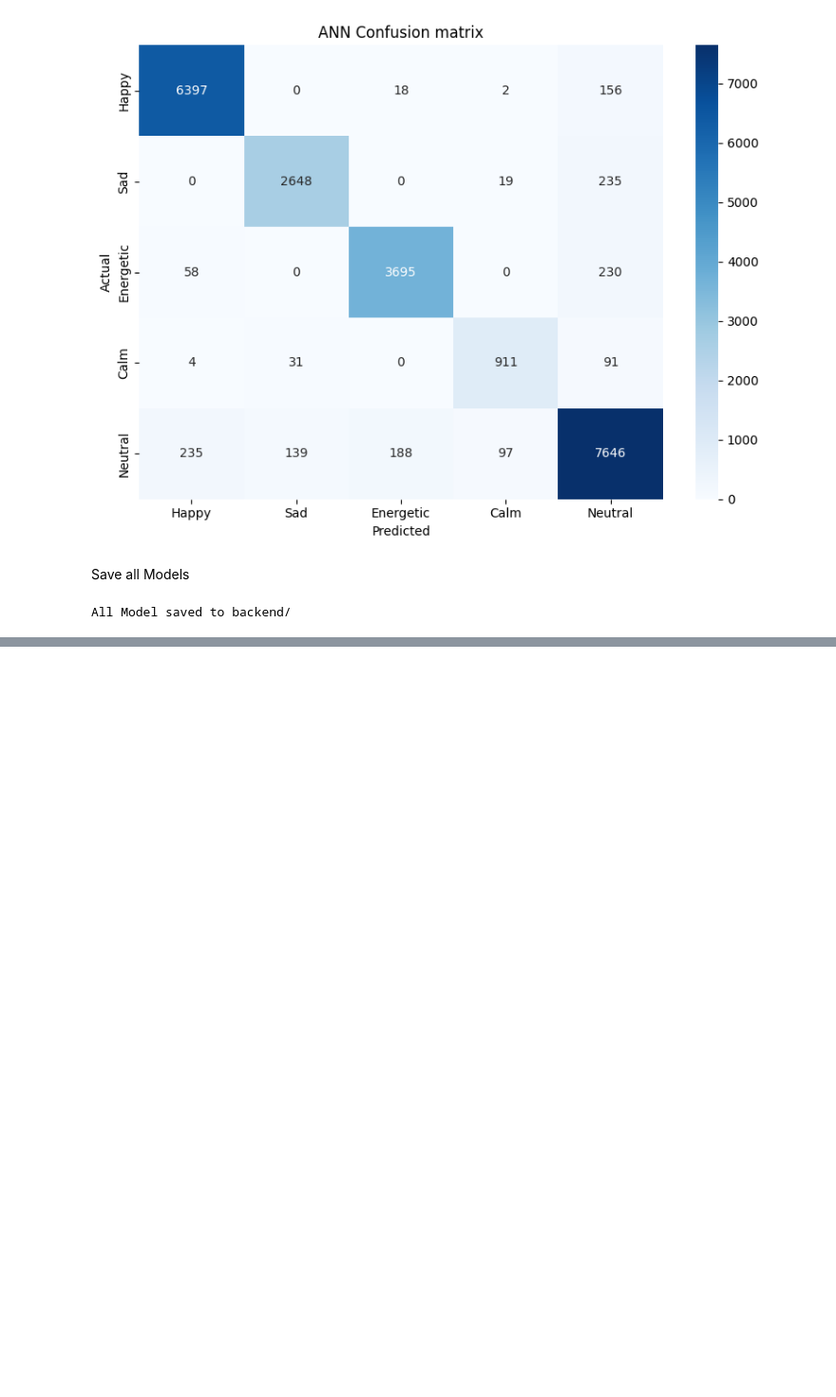
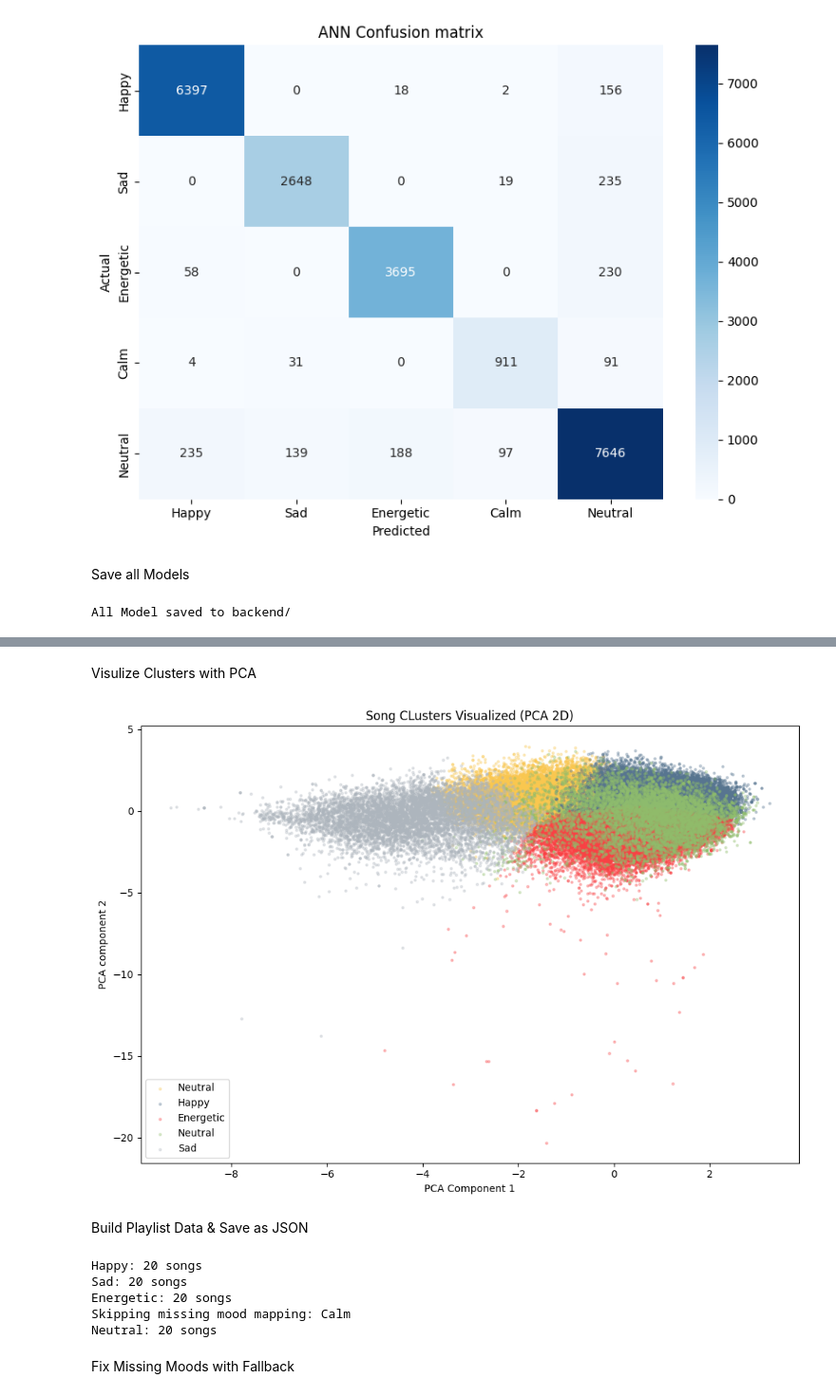
Before and after one commit to dhavanp74/music-mood-classifier, a Jupyter notebook: notebooks/eda_and_training.ipynb, the cells around one changed output, grey strips where cells are left out. Shown at 95% size. Drawn from its saved outputs; the diff is of its cells as text; code cells hidden in the pictures; blank space fills up the shorter version.

Commit message:
feat: clustering - Kmeans playlist generation and mood mapping

```diff
--- a/notebooks/eda_and_training.ipynb
+++ b/notebooks/eda_and_training.ipynb
@@ -355,0 +358,7 @@ All Model saved to backend/
+# %%
+from sklearn.cluster import KMeans
+
+KMeans = KMeans(n_clusters=5, random_state=42, n_init=10)
+df['cluster'] = KMeans.fit_predict(X_scaled)
+
+print("Cluster distribution:\n", df['cluster'].value_counts())
@@ -355,0 +376,5 @@ All Model saved to backend/
+# %%
+cluster_mood_map = df.groupby('cluster')['mood'].agg(
+    lambda x: x.value_counts().index[0]
+)
+print('Cluster -> Mood mapping: \n', cluster_mood_map)
@@ -355,0 +390,45 @@ All Model saved to backend/
+# %% [markdown]
+Visulize Clusters with PCA
+# %%
+pca_2d = PCA(n_components=2)
+X_2d = pca_2d.fit_transform(X_scaled)
+
+plt.figure(figsize=(10, 7))
+colors = ['#f9c74f', '#577590', '#f94144', '#90be6d', '#adb5bd']
+
+for i in range(5):
+    mask = df['cluster'] == i
+    plt.scatter(X_2d[mask, 0], X_2d[mask, 1], c=colors[i], label=cluster_mood_map[i],
+                alpha=0.3, s=5)
+
+plt.title('Song CLusters Visualized (PCA 2D)')
+plt.xlabel('PCA Component 1')
+plt.ylabel('PCA component 2')
+plt.legend()
+plt.tight_layout()
+plt.show()
+# %% [output]
+[figure, added]
+# %% [markdown]
+Build Playlist Data & Save as JSON
+# %%
+playlist = {}
+for mood in ['Happy', 'Sad', 'Energetic', 'Calm', 'Neutral']:
+    matched = cluster_mood_map[cluster_mood_map == mood].index
+    if len(matched) == 0:
+        print(f"Skipping missing mood mapping: {mood}")
+        continue
+    cluster_id = matched[0]
+
+    songs = df[df['cluster'] == cluster_id][['track_name', 'artists', 'popularity', 'mood']]
+    songs = songs.sort_values('popularity', ascending=False).head(20)
+    playlist[mood] = songs.to_dict(orient='records')
+    print(f"{mood}: {len(playlist[mood])} songs")
+# %% [output]
+Happy: 20 songs
+Sad: 20 songs
+Energetic: 20 songs
+Skipping missing mood mapping: Calm
+Neutral: 20 songs
+# %% [markdown]
+Fix Missing Moods with Fallback
```
Also changed, not shown: parts of 7 cells of this notebook.
